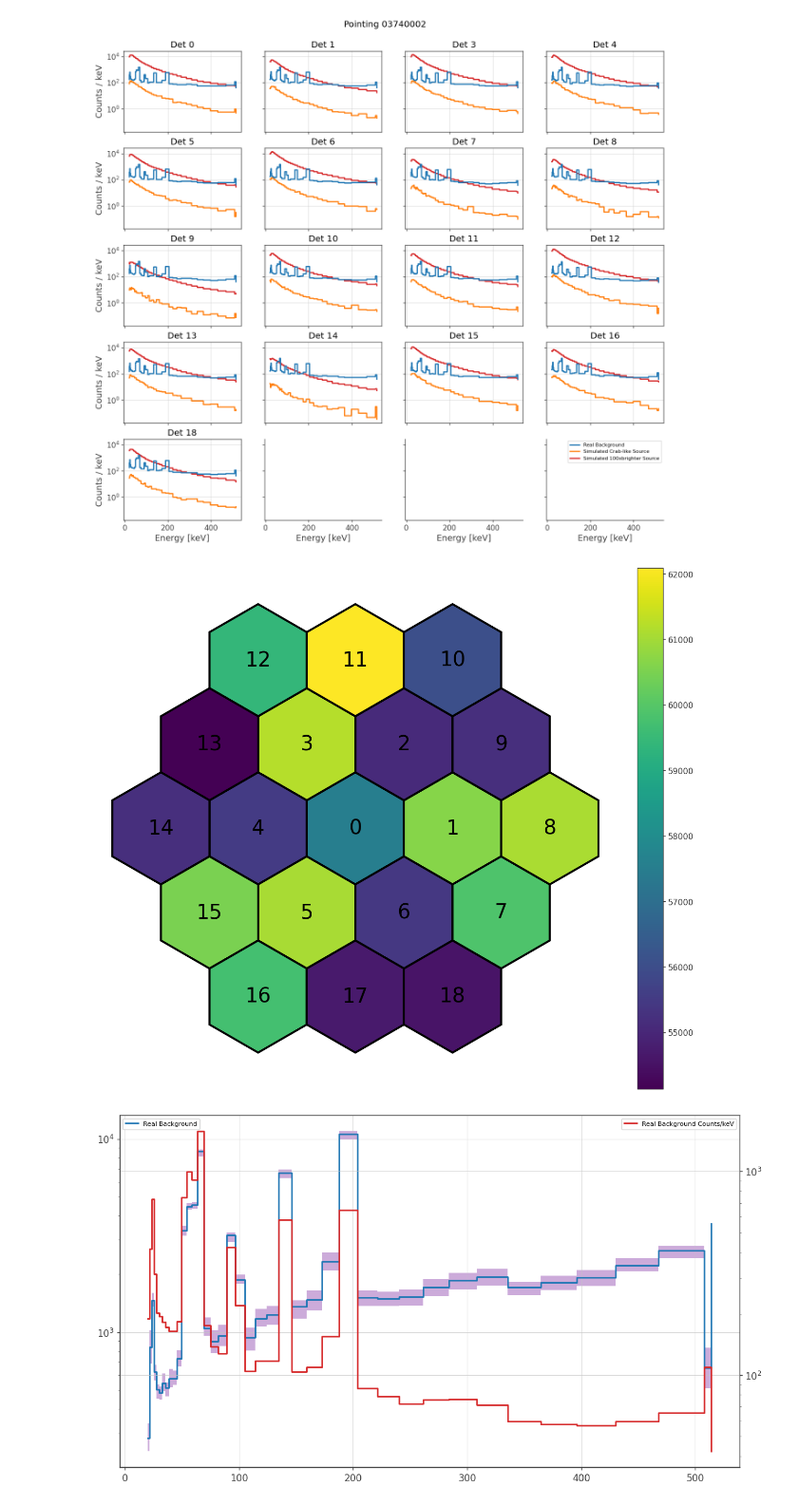
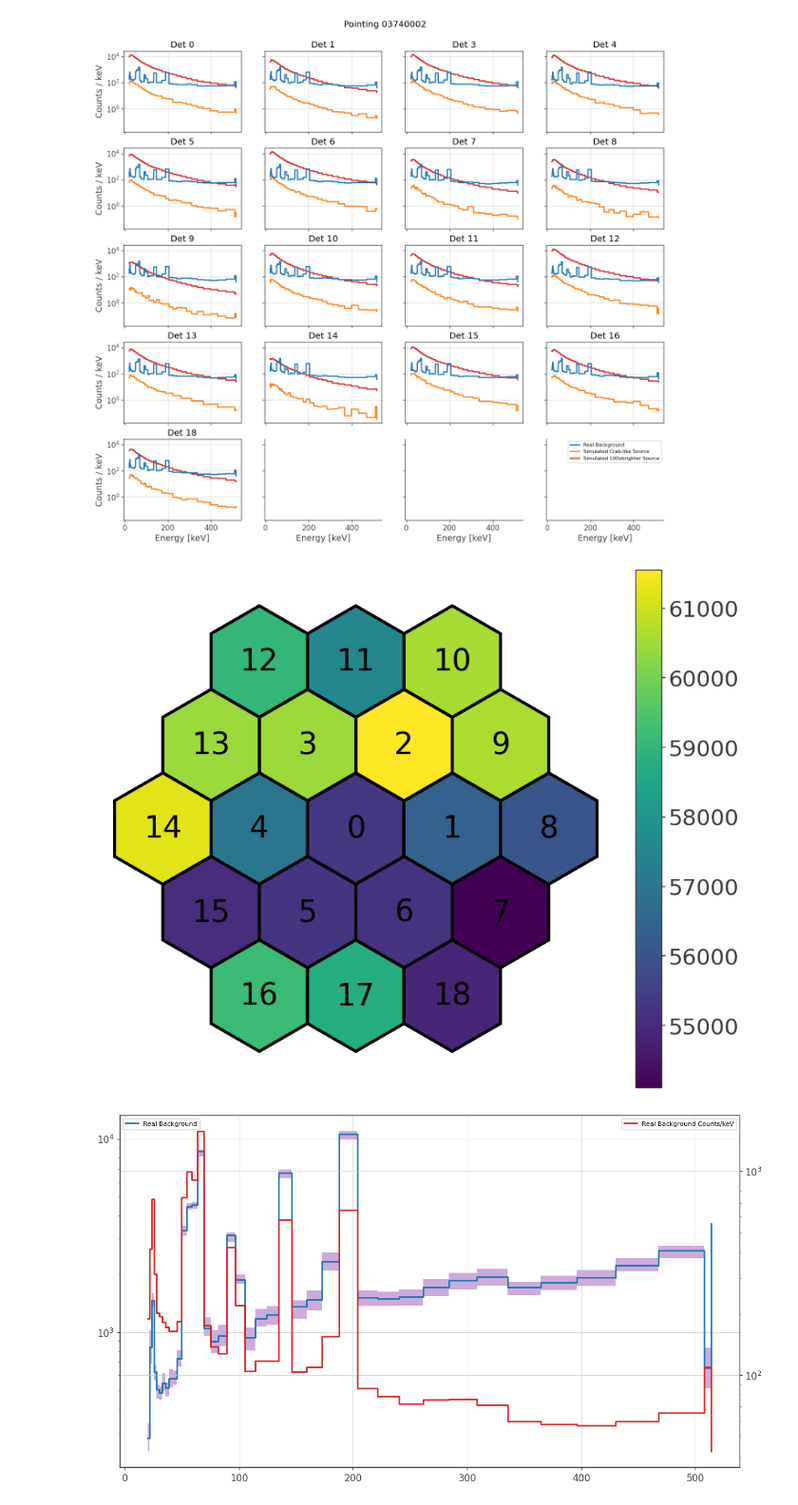
Before and after one commit to timmguthle/INTEGRAL-SPI, a Jupyter notebook: main_files/spimodfit_comparison_sim_source/spectrum.ipynb, the cells around one changed output. Shown at 95% size. Drawn from its saved outputs; the diff is of its cells as text; code cells hidden in the pictures.

```diff
--- a/main_files/spimodfit_comparison_sim_source/spectrum.ipynb
+++ b/main_files/spimodfit_comparison_sim_source/spectrum.ipynb
@@ -434,7 +435,7 @@ data_path = "/home/tguethle/Documents/spi/Master_Thesis/main_files/crab_19/data_
 # path for data with source
 #data_path = "/home/tguethle/Documents/spi/Master_Thesis/main_files/spimodfit_comparison_sim_source/pyspi_real_bkg_Timm2_para2/0374"
 
-pointing_index = 31
+pointing_index = 21
 
 with fits.open(f"{data_path}/pointing.fits") as file:
     t = Table.read(file[1])
@@ -561,6 +562,8 @@ from matplotlib.colors import Normalize
 import matplotlib.cm as cm
 from matplotlib.patches import RegularPolygon
 from pyspi.io.plotting.spi_display import SPI
+
+plt.rcParams.update({'font.size': 16})
 
 class MySPI(SPI):
     def plot_conts(self, counts: np.ndarray, show_detector_number=True, **kwargs):
@@ -570,7 +573,7 @@ class MySPI(SPI):
         :param counts: The counts of the live detectors (only live Dets).
         :param show_detector_number: If True, the detector number is shown in the center of the detector.
         """
-        fig, ax = plt.subplots(subplot_kw={'aspect': 'equal'}, figsize=(15,15))
+        fig, ax = plt.subplots(subplot_kw={'aspect': 'equal'}, figsize=(10,10))
         d=1
         radius = d*2* 1.732
 
@@ -596,36 +599,37 @@ class MySPI(SPI):
                 ax.add_patch(p)
 
                 if show_detector_number:
                     ax.text(d*detector.origin[0],
                             d*detector.origin[1],
                             detector.detector_number,
                             ha="center",
                             va="center",
                             color='k',
                             size=30)
 
         ax.set_xlim(d*-16, d*16)
         ax.set_ylim(d*-16, d*16)
         ax.set_yticks([])
         ax.set_xticks([])
         ax.spines["left"].set_visible(False)
         ax.spines["bottom"].set_visible(False)
 
         # Add a colorbar
         sm = cm.ScalarMappable(cmap=cmap, norm=norm)
         sm.set_array([])
-        fig.colorbar(sm, ax=ax, orientation='vertical', fraction=0.046, pad=0.04)
+        cb = fig.colorbar(sm, ax=ax, orientation='vertical', fraction=0.046, pad=0.04)
+        cb.ax.tick_params(labelsize=22)
 
         return fig
 
 spi = MySPI(time=time_start[pointing_index])
 #len(spi._detectors)
 plot_counts = np.sum(background_counts, axis=1)
 plot_counts.shape
 fig = spi.plot_conts(plot_counts, title="Background Count Rates", show_detector_number=True)
-fig.savefig('det_count_43_46.pdf', bbox_inches='tight')
+fig.savefig('det_count_43_34.pdf', bbox_inches='tight')
 # %% [output]
-[figure, old version]
+[figure, new version]
 # %%
 fig, ax = plt.subplots(figsize=(14,8))
 
```
Also changed, not shown: parts of 2 cells of this notebook, 27 other files.
